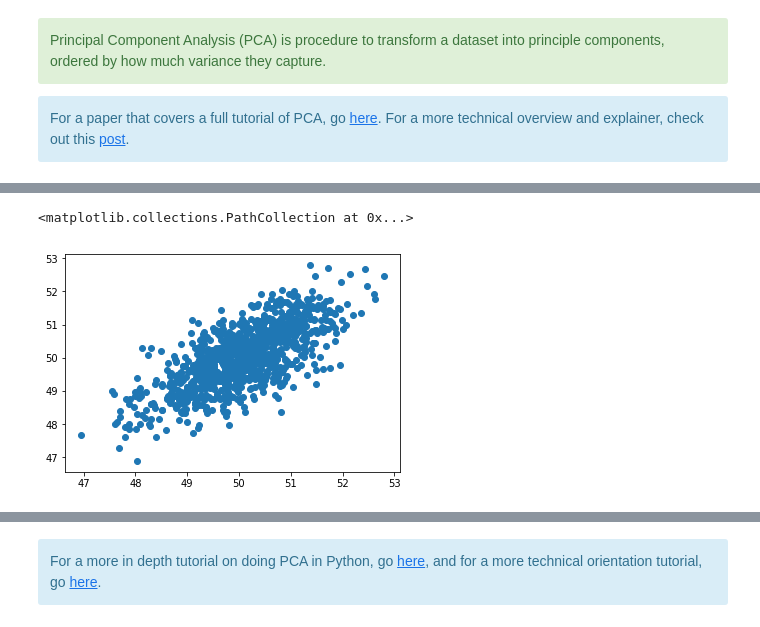
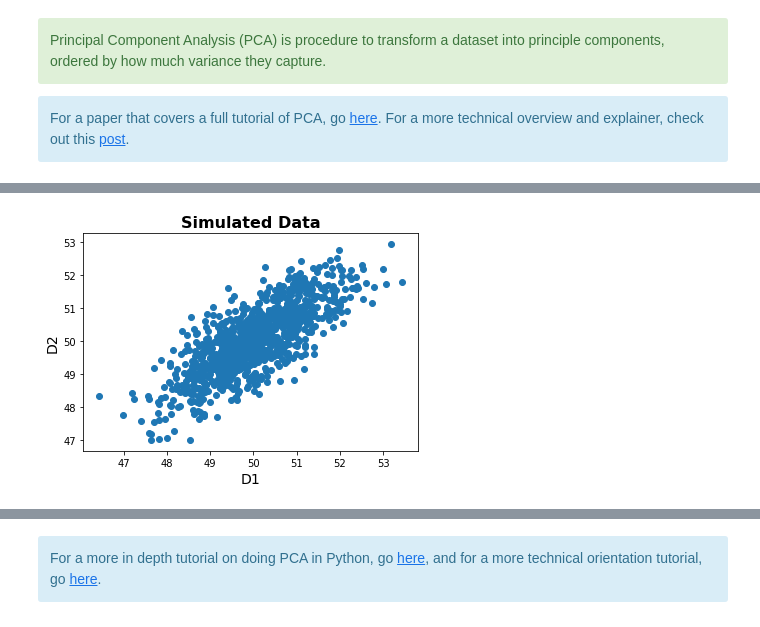
Before and after one commit to COGS108/Tutorials, a Jupyter notebook: 16-DimensionalityReduction.ipynb, the cells around one changed output, grey strips where cells are left out. Drawn from its saved outputs; the diff is of its cells as text; code cells hidden in the pictures.

```diff
--- a/16-DimensionalityReduction.ipynb
+++ b/16-DimensionalityReduction.ipynb
@@ -55,12 +62,10 @@ from sklearn.decomposition import PCA
 # %%
-## Create some random, correlated, data
-
 # Settings
 means = [50, 50]
 covs = [[1, .75], [.75, 1]]
 n = 1000
 
 # Generate data
-dat = np.random.multivariate_normal(means, covs, n)
+data = np.random.multivariate_normal(means, covs, n)
 # %%
 # Plot our two random variables
@@ -72,6 +77,10 @@ ax[1].hist(dat[:, 1]);
 # %%
 # Check out how the data relates to each other
-plt.scatter(dat[:, 0], dat[:, 1])
+plt.scatter(data[:, 0], data[:, 1]);
+
+# Add title and labels
+plt.title('Simulated Data', fontsize=16, fontweight='bold')
+plt.xlabel('D1', fontsize=14);
+plt.ylabel('D2', fontsize=14);
 # %% [output]
-<matplotlib.collections.PathCollection at 0x...>
-[figure, old version]
+[figure, new version]
```
Also changed, not shown: parts of 22 cells of this notebook, 17 other files.
